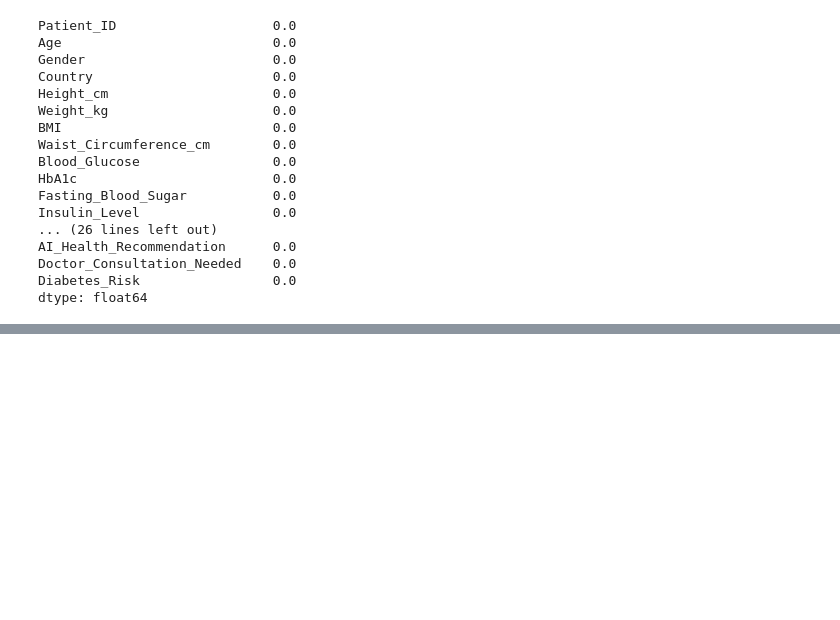
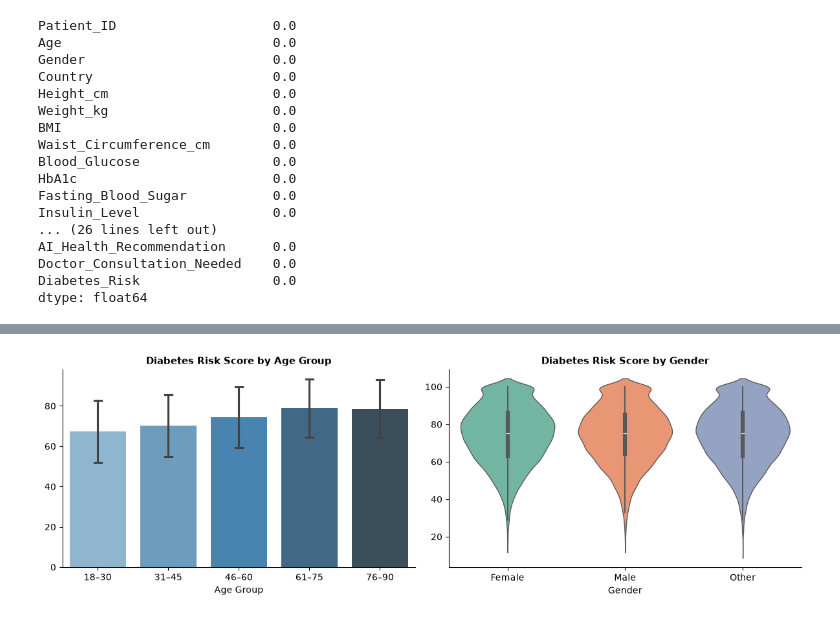
Before and after one commit to LeonardoTerra/Notebooks, a Jupyter notebook: ML Classifications/diabetes-risk-assessment.ipynb, the cells around one changed output, grey strips where cells are left out. Saved outputs shown, nothing was run; the diff lists cells and outputs as text; code cells hidden in the pictures; blank space fills up the shorter version.

```diff
--- a/ML Classifications/diabetes-risk-assessment.ipynb
+++ b/ML Classifications/diabetes-risk-assessment.ipynb
@@ -362,0 +291,25 @@ df_doctor_consultation
+# %%
+# Diabetes Risk Score by Age and Gender
+
+age_bins = [17, 30, 45, 60, 75, 90]
+age_labels = ['18–30', '31–45', '46–60', '61–75', '76–90']
+df_statistics['Age_Group'] = pd.cut(df_statistics['Age'], bins=age_bins, labels=age_labels)
+
+fig, axes = plt.subplots(1, 2, figsize=(12, 4))
+
+# Age
+sns.barplot(data=df_statistics, x='Age_Group', y='Diabetes_Risk_Score', palette='Blues_d', errorbar='sd', capsize=0.1, ax=axes[0])
+axes[0].set_title('Diabetes Risk Score by Age Group', fontsize=11, fontweight='bold')
+axes[0].set_xlabel('Age Group')
+axes[0].set_ylabel('')
+
+# Gender
+sns.violinplot(data=df_statistics, x='Gender', y='Diabetes_Risk_Score', order=['Female', 'Male', 'Other'], palette='Set2', inner='box', linewidth=1, ax=axes[1])
+axes[1].set_title('Diabetes Risk Score by Gender', fontsize=11, fontweight='bold')
+axes[1].set_xlabel('Gender')
+axes[1].set_ylabel('')
+
+sns.despine(left=False, right=True, top=True, bottom=False)
+plt.tight_layout()
+# %% [output]
+[figure, added]
```
Also changed, not shown: parts of 26 cells of this notebook.
